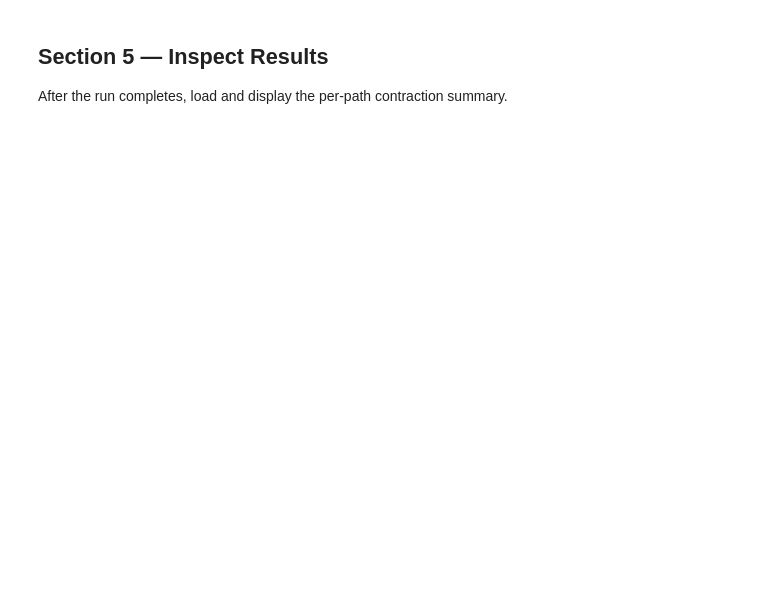
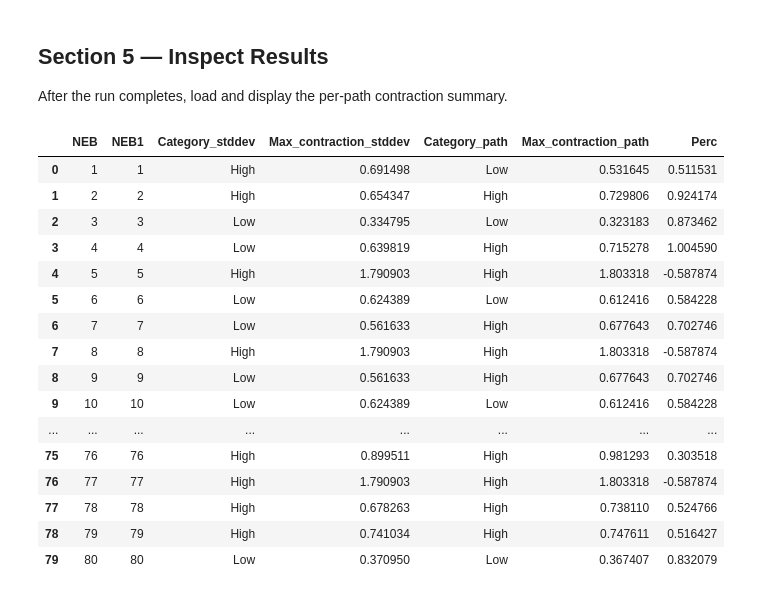
Before and after one commit to Rama-MSE-UMD/Distance-contraction-descriptor, a Jupyter notebook: Distance_contraction.ipynb, the cells around one changed output. Saved outputs shown, nothing was run; the diff lists cells and outputs as text; code cells hidden in the pictures; blank space fills up the shorter version.

```diff
--- a/Distance_contraction.ipynb
+++ b/Distance_contraction.ipynb
@@ -1428,17 +1445,35 @@ _UI_READY["value"] = True
 After the run completes, load and display the per-path contraction summary.
 # %%
 # ── Replace with your ICSD number ────────────────────────────────────────
-icsd_number = 29962   # example
+icsd_number =  icsd_input.value.strip()   # example
 
 pd.set_option("display.max_columns", None)
 pd.set_option("display.max_rows", None)
 
 df_results = pd.read_csv(f"{icsd_number}_neb/{icsd_number}_data.csv")
 
 overview_cols = [
     "NEB", "NEB1",
     "Category_stddev", "Max_contraction_stddev",
     "Category_path",   "Max_contraction_path",
     "Perc",
 ]
 display(df_results[[c for c in overview_cols if c in df_results.columns]])
+# %% [output]
+|  | NEB | NEB1 | Category_stddev | Max_contraction_stddev | Category_path | Max_contraction_path | Perc |
+| 0 | 1 | 1 | High | 0.691498 | Low | 0.531645 | 0.511531 |
+| 1 | 2 | 2 | High | 0.654347 | High | 0.729806 | 0.924174 |
+| 2 | 3 | 3 | Low | 0.334795 | Low | 0.323183 | 0.873462 |
+| 3 | 4 | 4 | Low | 0.639819 | High | 0.715278 | 1.004590 |
+| 4 | 5 | 5 | High | 1.790903 | High | 1.803318 | -0.587874 |
+| 5 | 6 | 6 | Low | 0.624389 | Low | 0.612416 | 0.584228 |
+| 6 | 7 | 7 | Low | 0.561633 | High | 0.677643 | 0.702746 |
+| 7 | 8 | 8 | High | 1.790903 | High | 1.803318 | -0.587874 |
+| 8 | 9 | 9 | Low | 0.561633 | High | 0.677643 | 0.702746 |
+| 9 | 10 | 10 | Low | 0.624389 | Low | 0.612416 | 0.584228 |
+| ... | ... | ... | ... | ... | ... | ... | ... |
+| 75 | 76 | 76 | High | 0.899511 | High | 0.981293 | 0.303518 |
+| 76 | 77 | 77 | High | 1.790903 | High | 1.803318 | -0.587874 |
+| 77 | 78 | 78 | High | 0.678263 | High | 0.738110 | 0.524766 |
+| 78 | 79 | 79 | High | 0.741034 | High | 0.747611 | 0.516427 |
+| 79 | 80 | 80 | Low | 0.370950 | Low | 0.367407 | 0.832079 |
```
Also changed, not shown: parts of 8 cells of this notebook.
